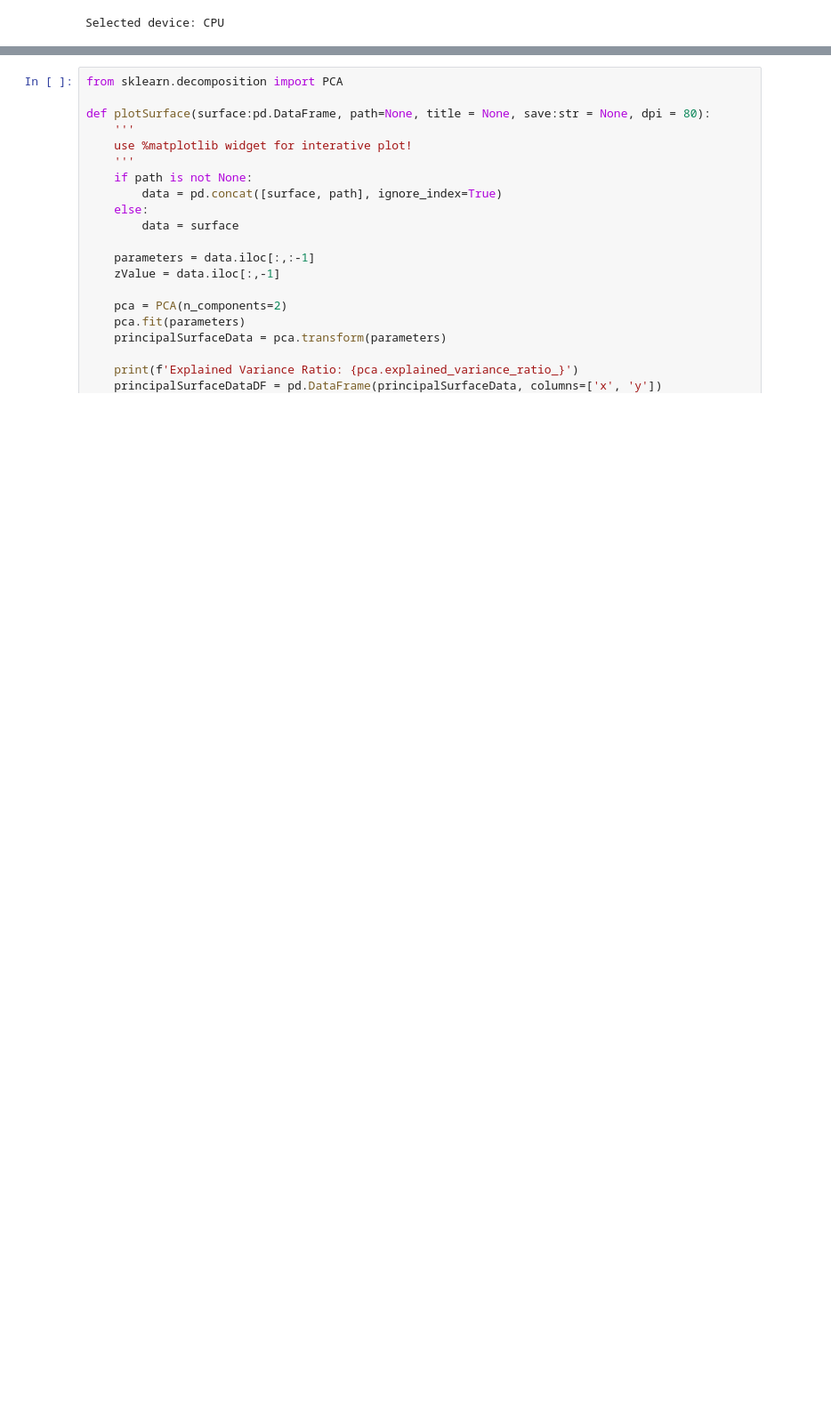
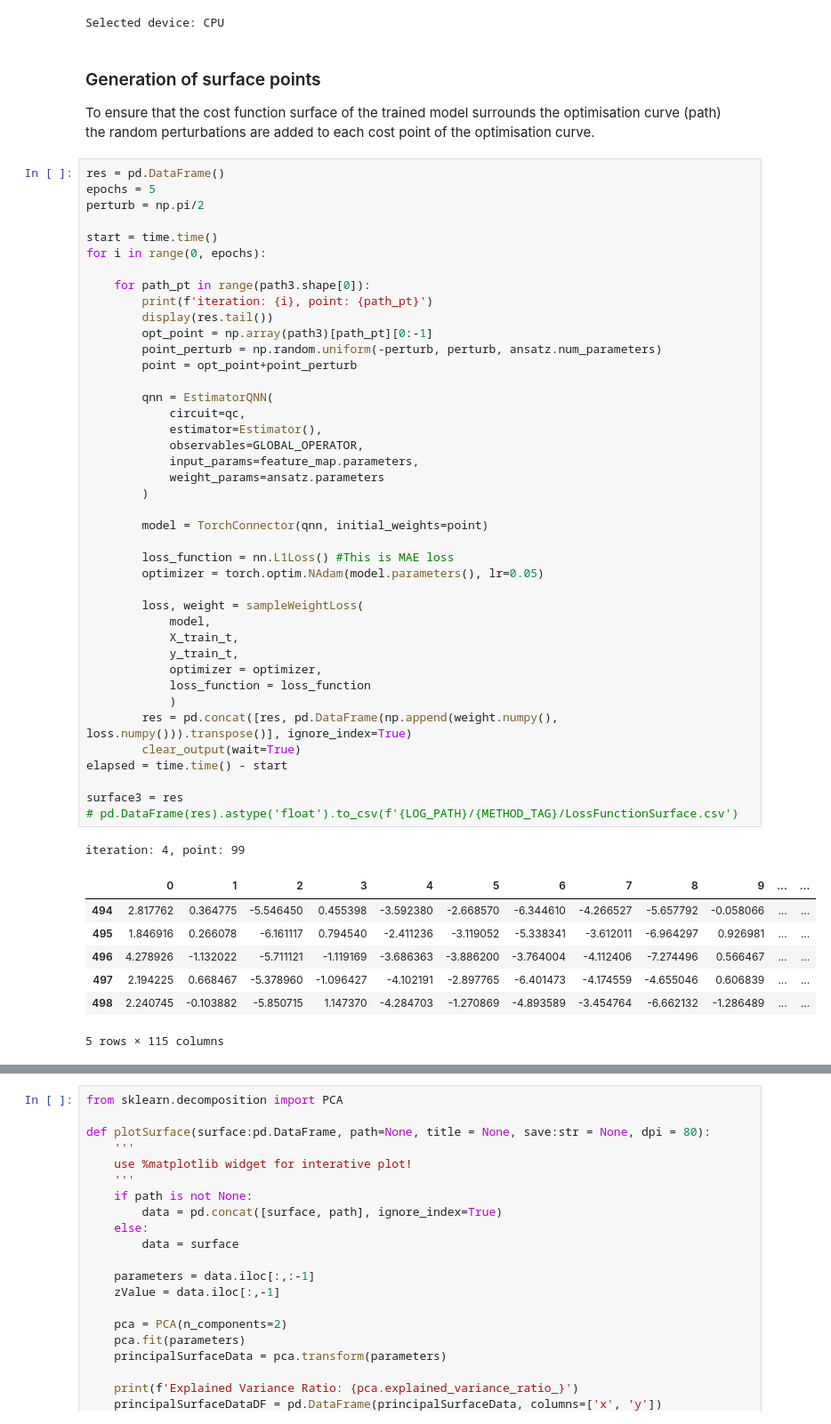
Before and after one commit to NNCT2904/VQA-Notes-v2, a Jupyter notebook: TrainEpochM3_surface.ipynb, the cells around one changed output, grey strips where cells are left out. Shown at 89% size. Saved outputs shown, nothing was run; the diff lists cells and outputs as text; blank space fills up the shorter version.

```diff
--- a/TrainEpochM3_surface.ipynb
+++ b/TrainEpochM3_surface.ipynb
@@ -117,3 +117,57 @@ else:
 print(f'Selected device: {device}')
 # %% [output]
 Selected device: CPU
+# %% [markdown]
+### Generation of surface points
+To ensure that the cost function surface of the trained model surrounds the optimisation curve (path)<br/>
+the random perturbations are added to each cost point of the optimisation curve.
+# %%
+res = pd.DataFrame()
+epochs = 5
+perturb = np.pi/2
+
+start = time.time()
+for i in range(0, epochs):
+
+    for path_pt in range(path3.shape[0]):
+        print(f'iteration: {i}, point: {path_pt}')
+        display(res.tail())
+        opt_point = np.array(path3)[path_pt][0:-1]
+        point_perturb = np.random.uniform(-perturb, perturb, ansatz.num_parameters)
+        point = opt_point+point_perturb
+
+        qnn = EstimatorQNN(
+            circuit=qc,
+            estimator=Estimator(),
+            observables=GLOBAL_OPERATOR,
+            input_params=feature_map.parameters,
+            weight_params=ansatz.parameters
+        )
+
+        model = TorchConnector(qnn, initial_weights=point)
+
+        loss_function = nn.L1Loss() #This is MAE loss
+        optimizer = torch.optim.NAdam(model.parameters(), lr=0.05)
+
+        loss, weight = sampleWeightLoss(
+            model,
+            X_train_t,
+            y_train_t,
+            optimizer = optimizer,
+            loss_function = loss_function
+            )
+        res = pd.concat([res, pd.DataFrame(np.append(weight.numpy(), loss.numpy())).transpose()], ignore_index=True)
+        clear_output(wait=True)
+elapsed = time.time() - start
+
+surface3 = res
+# pd.DataFrame(res).astype('float').to_csv(f'{LOG_PATH}/{METHOD_TAG}/LossFunctionSurface.csv')
+# %% [output]
+iteration: 4, point: 99
+|  | 0 | 1 | 2 | 3 | 4 | 5 | 6 | 7 | 8 | 9 | ... | ... |
+| 494 | 2.817762 | 0.364775 | -5.546450 | 0.455398 | -3.592380 | -2.668570 | -6.344610 | -4.266527 | -5.657792 | -0.058066 | ... | ... |
+| 495 | 1.846916 | 0.266078 | -6.161117 | 0.794540 | -2.411236 | -3.119052 | -5.338341 | -3.612011 | -6.964297 | 0.926981 | ... | ... |
+| 496 | 4.278926 | -1.132022 | -5.711121 | -1.119169 | -3.686363 | -3.886200 | -3.764004 | -4.112406 | -7.274496 | 0.566467 | ... | ... |
+| 497 | 2.194225 | 0.668467 | -5.378960 | -1.096427 | -4.102191 | -2.897765 | -6.401473 | -4.174559 | -4.655046 | 0.606839 | ... | ... |
+| 498 | 2.240745 | -0.103882 | -5.850715 | 1.147370 | -4.284703 | -1.270869 | -4.893589 | -3.454764 | -6.662132 | -1.286489 | ... | ... |
+5 rows × 115 columns
```
Also changed, not shown: parts of 7 cells of this notebook.
